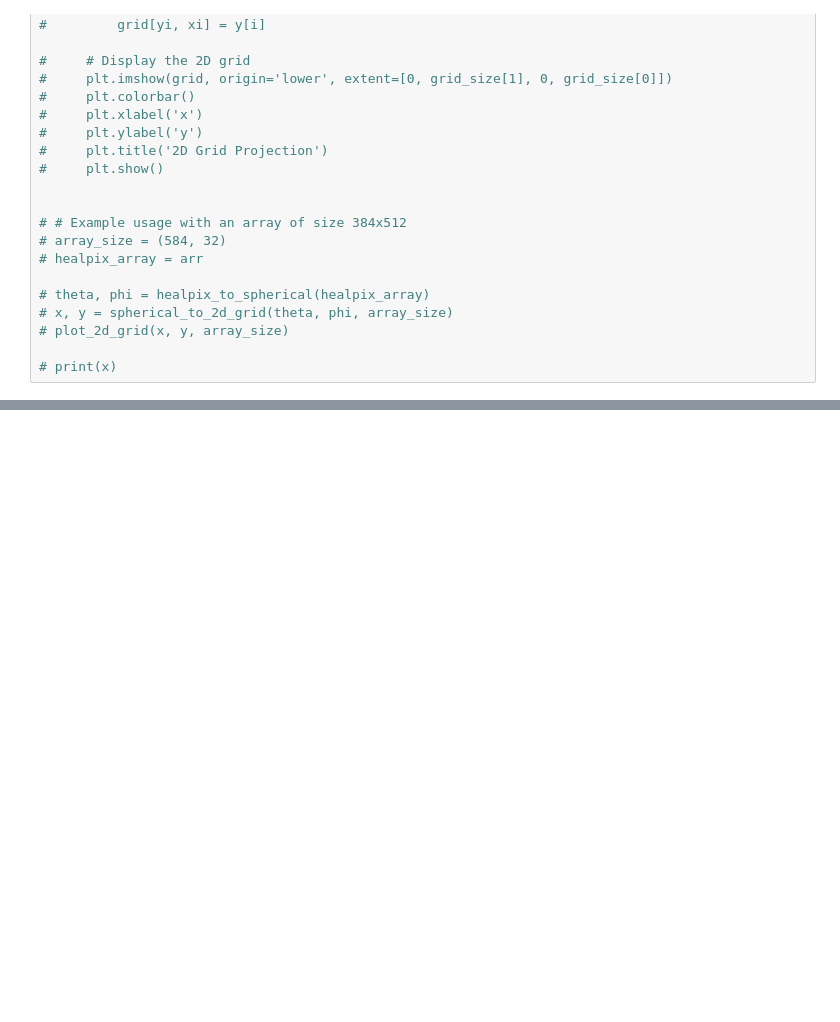
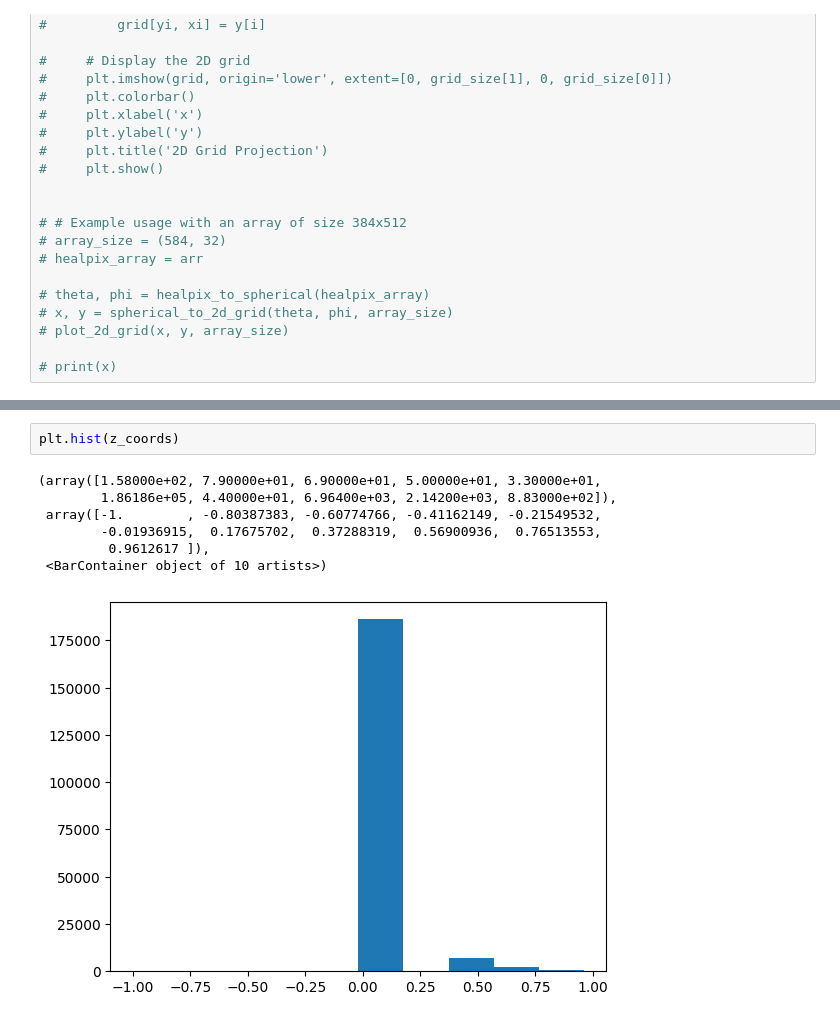
Before and after one commit to zoglauer/nn-response-approximation, a Jupyter notebook: src/notebooks/projection_testing.ipynb, the cells around one changed output, grey strips where cells are left out. Drawn from its saved outputs; the diff is of its cells as text; blank space fills up the shorter version.

```diff
--- a/src/notebooks/projection_testing.ipynb
+++ b/src/notebooks/projection_testing.ipynb
@@ -166,0 +172,10 @@ TypeError: bad number of pixels
+# %%
+plt.hist(z_coords)
+# %% [output]
+(array([1.58000e+02, 7.90000e+01, 6.90000e+01, 5.00000e+01, 3.30000e+01,
+        1.86186e+05, 4.40000e+01, 6.96400e+03, 2.14200e+03, 8.83000e+02]),
+ array([-1.        , -0.80387383, -0.60774766, -0.41162149, -0.21549532,
+        -0.01936915,  0.17675702,  0.37288319,  0.56900936,  0.76513553,
+         0.9612617 ]),
+ <BarContainer object of 10 artists>)
+[figure, added]
```
Also changed, not shown: parts of 7 cells of this notebook, 10 other files.
